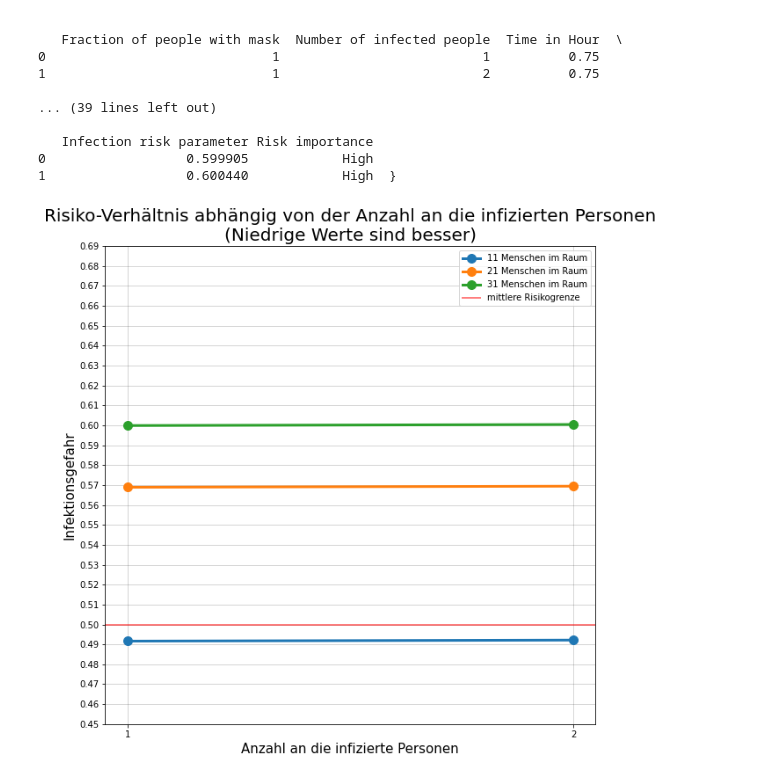
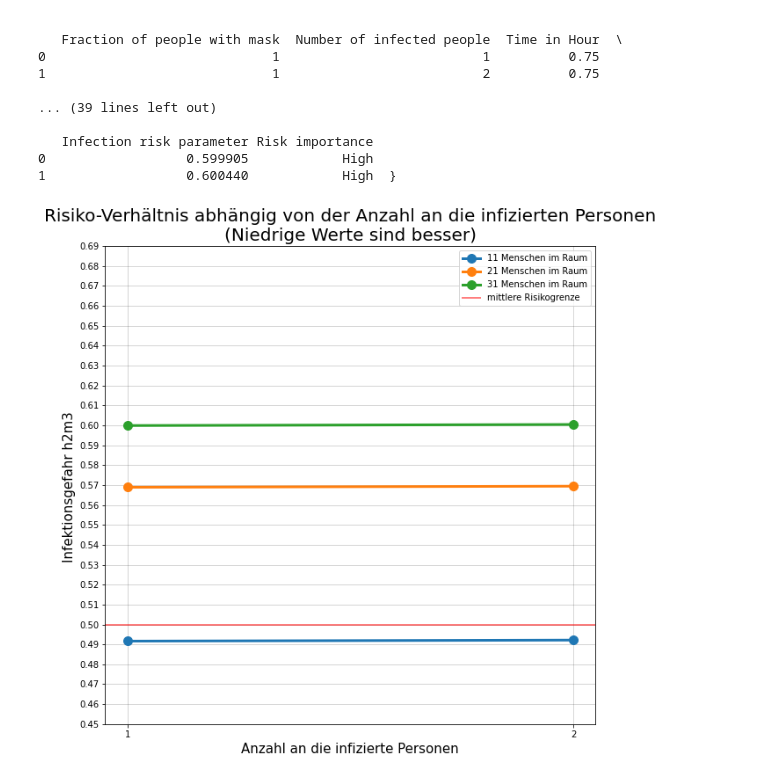
Before and after one commit to TheOguzhan/Jugend-Forscht-Covid, a Jupyter notebook: Number of People.ipynb, the cells around one changed output. Saved outputs shown, nothing was run; the diff lists cells and outputs as text; code cells hidden in the pictures.

```diff
--- a/Number of People.ipynb
+++ b/Number of People.ipynb
@@ -102,17 +102,17 @@ print(df_dict)
 # %%
 plt.figure(figsize=(10, 10))
 for people_number in df_dict.keys():
     plot_df = df_dict[people_number].sort_values(by=["Infection risk parameter", "Number of infected people"])[["Infection risk parameter", "Number of infected people"]]
     plt.plot(plot_df["Number of infected people"], plot_df["Infection risk parameter"], 'o-', linewidth='3', ms='10', label=f"{people_number} Menschen im Raum")
     plt.title("Risiko-Verhältnis abhängig von der Anzahl an die infizierten Personen\n(Niedrige Werte sind besser)", fontdict={'size': 20})
 plt.xticks([1, 2])
 plt.yticks(np.arange(0.45, 0.7, 0.01))
 plt.axhline(y=0.5, color="r", lw=2, alpha=0.5, label="mittlere Risikogrenze")
 plt.grid(color='k', alpha=0.2)
-plt.ylabel("Infektionsgefahr", fontdict={'size': 15})
+plt.ylabel("Infektionsgefahr h2m3 ", fontdict={'size': 15})
 plt.xlabel("Anzahl an die infizierte Personen", fontdict={'size': 15})
 plt.legend()
 plt.savefig("Infected people and people number")
 plt.show()
 # %% [output]
-[figure, old version]
+[figure, new version]
```
Also changed, not shown: 1 other file.
